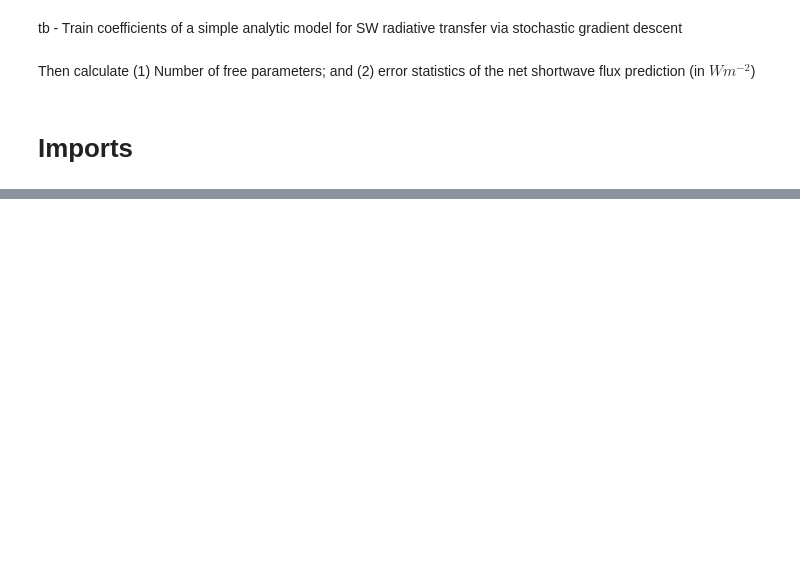
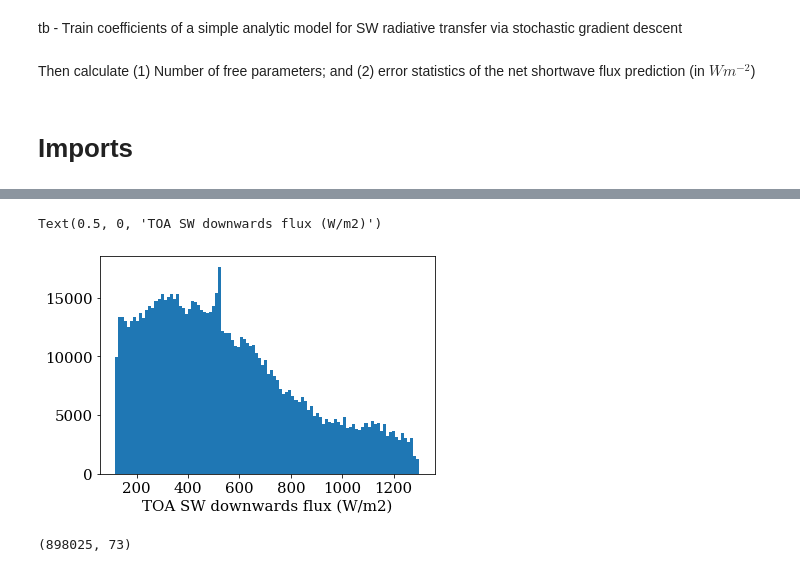
Before and after one commit to tbeucler/ml4rt, a Jupyter notebook: notebooks_tbeucler/02_Train_very_simple_model_SW.ipynb, the cells around one changed output, grey strips where cells are left out. Cells and saved outputs as stored; diff of their text form; code cells hidden in the pictures; blank space fills up the shorter version.

```diff
--- a/notebooks_tbeucler/02_Train_very_simple_model_SW.ipynb
+++ b/notebooks_tbeucler/02_Train_very_simple_model_SW.ipynb
@@ -111,0 +152,6 @@ data_generator
+# %%
+plt.hist(data2018['vector_target_matrix'][:,-1,0].values.flatten(),bins=100);
+plt.xlabel('TOA SW downwards flux (W/m2)')
+# %% [output]
+Text(0.5, 0, 'TOA SW downwards flux (W/m2)')
+[figure, added]
@@ -111,0 +160,4 @@ data_generator
+# %%
+FSWnet_downwards.shape
+# %% [output]
+(898025, 73)
```
Also changed, not shown: parts of 89 cells of this notebook, 2 other files.
